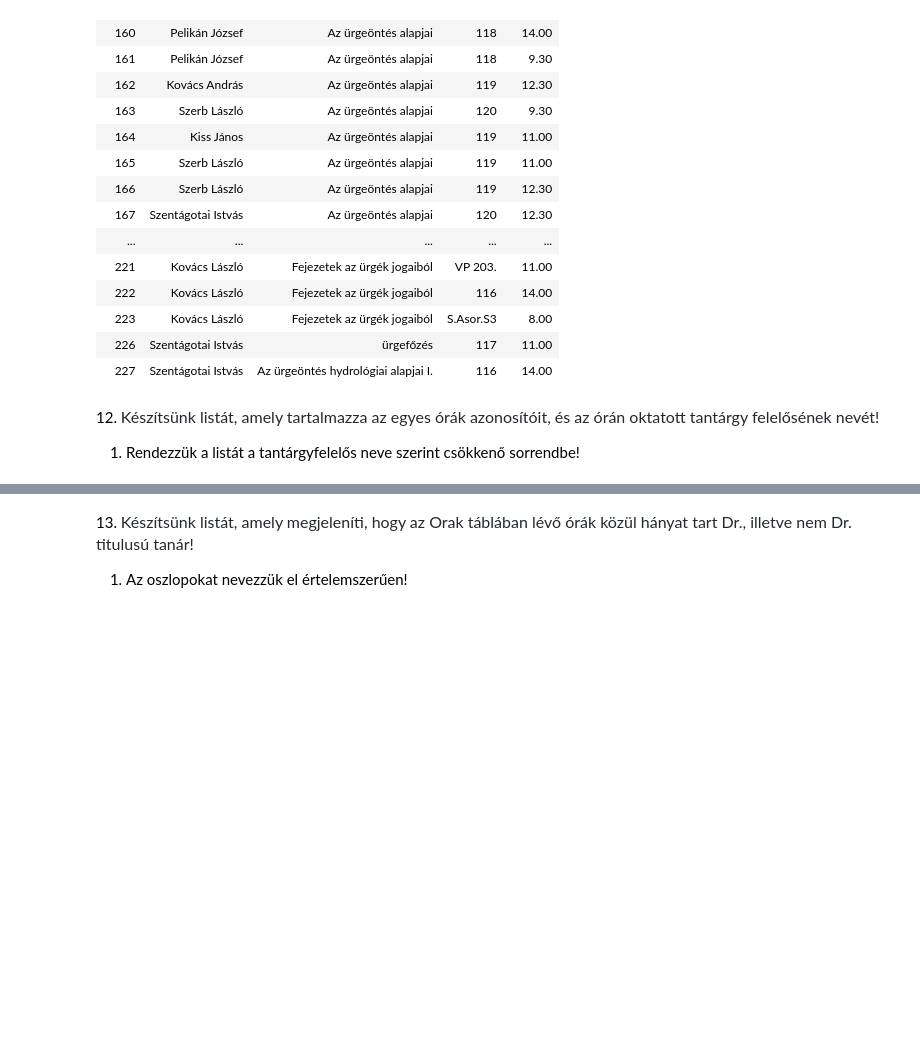
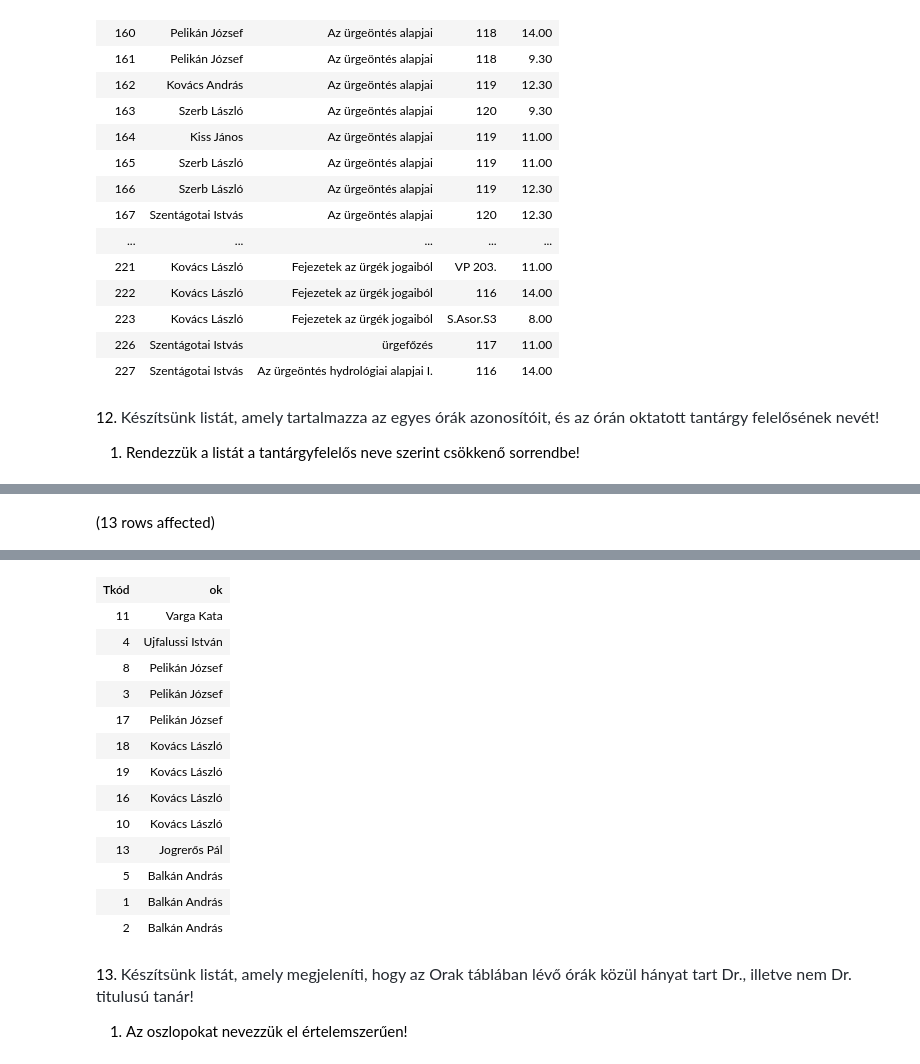
Before and after one commit to varadikitti/sqlgyak03, a Jupyter notebook: gyakorlat02_feladatok .ipynb, the cells around one changed output, grey strips where cells are left out. Drawn from its saved outputs; the diff is of its cells as text; code cells hidden in the pictures; blank space fills up the shorter version.

```diff
--- a/gyakorlat02_feladatok .ipynb
+++ b/gyakorlat02_feladatok .ipynb
@@ -302,0 +306,7 @@ Total execution time: 00:00:00
+# %%
+SELECT  Tantárgyak.Tkód,
+        Oktatok.nev ok
+FROM Tantárgyak JOIN Oktatok ON Tantárgyak.Tantárgyfelelős = Oktatok.oktato_id
+ORDER BY ok DESC
+# %% [output]
+(13 rows affected)
@@ -303,3 +314,17 @@ Total execution time: 00:00:00
+| Tkód | ok |
+| 11 | Varga Kata |
+| 4 | Ujfalussi István |
+| 8 | Pelikán József |
+| 3 | Pelikán József |
+| 17 | Pelikán József |
+| 18 | Kovács László |
+| 19 | Kovács László |
+| 16 | Kovács László |
+| 10 | Kovács László |
+| 13 | Jogrerős Pál |
+| 5 | Balkán András |
+| 1 | Balkán András |
+| 2 | Balkán András |
 # %% [markdown]
 13. <span style="color: rgb(36, 41, 47); font-family: -apple-system, BlinkMacSystemFont, &quot;Segoe UI&quot;, Helvetica, Arial, sans-serif, &quot;Apple Color Emoji&quot;, &quot;Segoe UI Emoji&quot;; font-size: 16px;">Készítsünk listát, amely megjeleníti, hogy az Orak táblában lévő órák közül hányat tart Dr., illetve nem Dr. titulusú tanár!</span>
 
```
Also changed, not shown: parts of 5 cells of this notebook.
